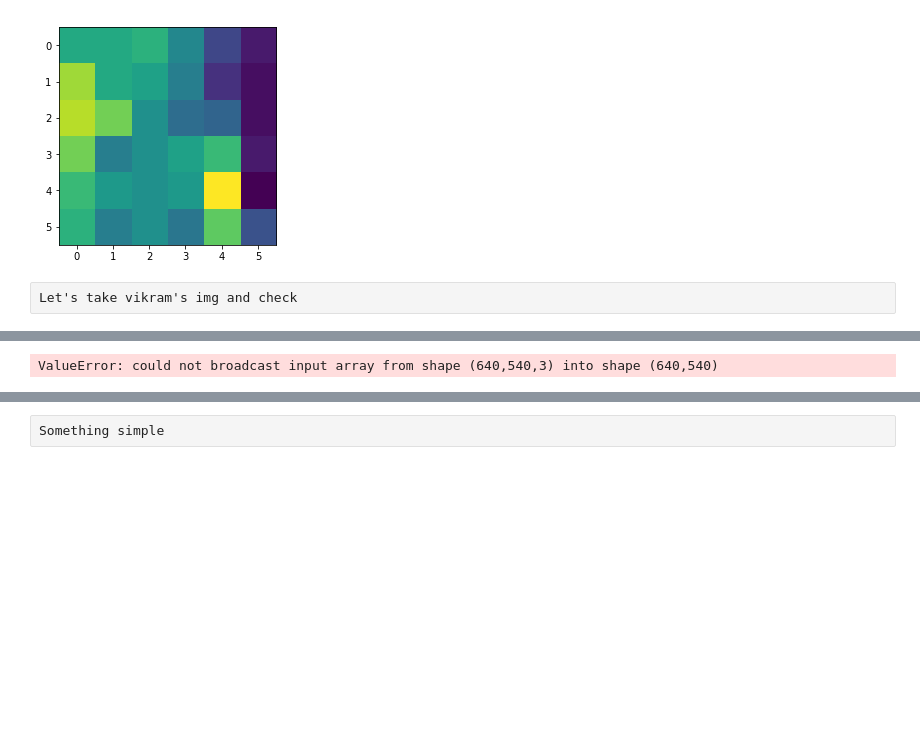
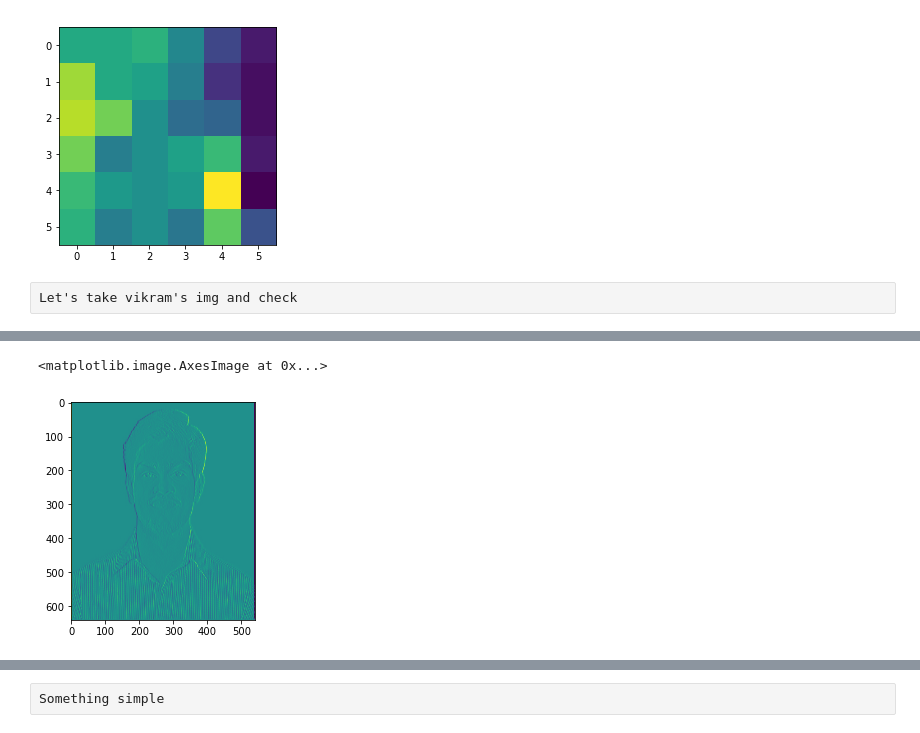
Before and after one commit to vikramriyer/Data_Analysis_Multiple, a Jupyter notebook: CNN image viewer.ipynb, the cells around one changed output, grey strips where cells are left out. Drawn from its saved outputs; the diff is of its cells as text; code cells hidden in the pictures; blank space fills up the shorter version.

```diff
--- a/CNN image viewer.ipynb
+++ b/CNN image viewer.ipynb
@@ -45,4 +48,7 @@ plt.imshow(convolved_image)
 [figure]
 # %% [raw]
 Let's take vikram's img and check
+# %%
+img = cv2.imread("vikram.jpg")
+img = color.rgb2gray(img)
 # %%
@@ -54,4 +85,2 @@ img.reshape()
 # %%
 vikram_convolved = convolve2d(img, filters)
-# %% [output]
-ValueError: could not broadcast input array from shape (640,540,3) into shape (640,540)
@@ -57,0 +89,5 @@ ValueError: could not broadcast input array from shape (640,540,3) into shape (6
+# %%
+plt.imshow(vikram_convolved)
+# %% [output]
+<matplotlib.image.AxesImage at 0x...>
+[figure, added]
```
Also changed, not shown: parts of 8 cells of this notebook.
